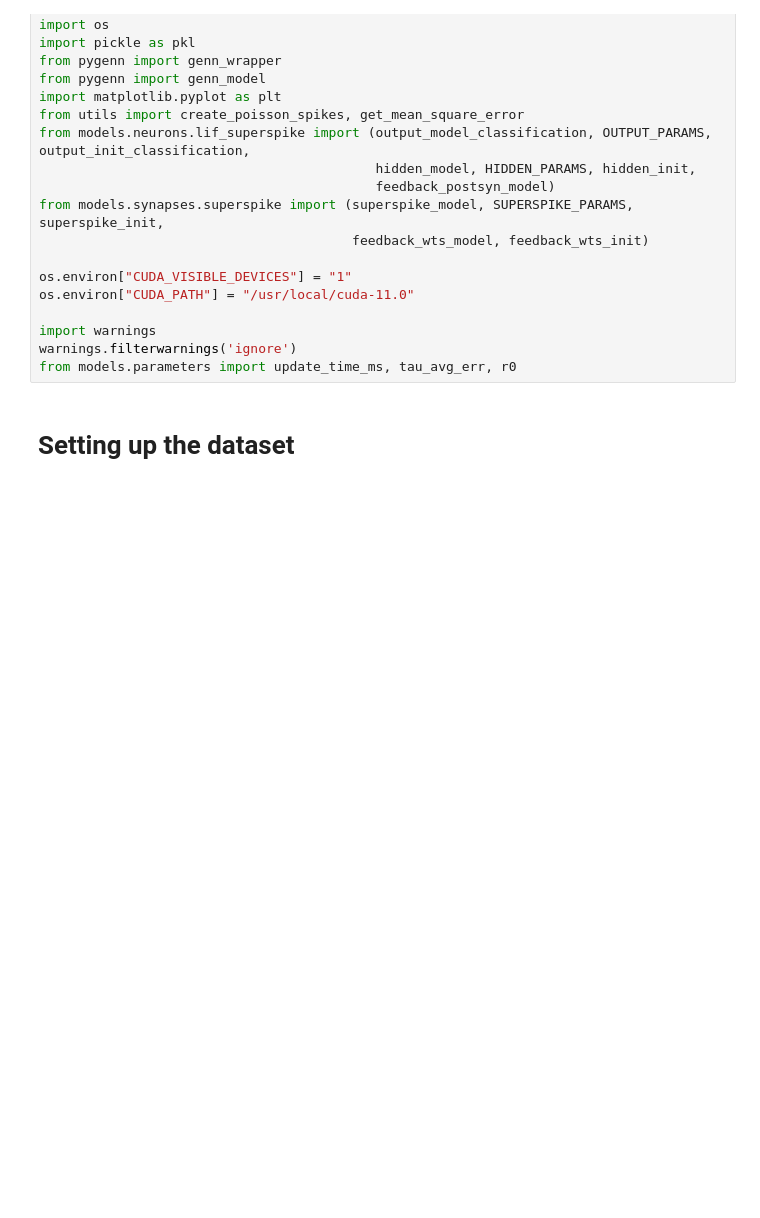
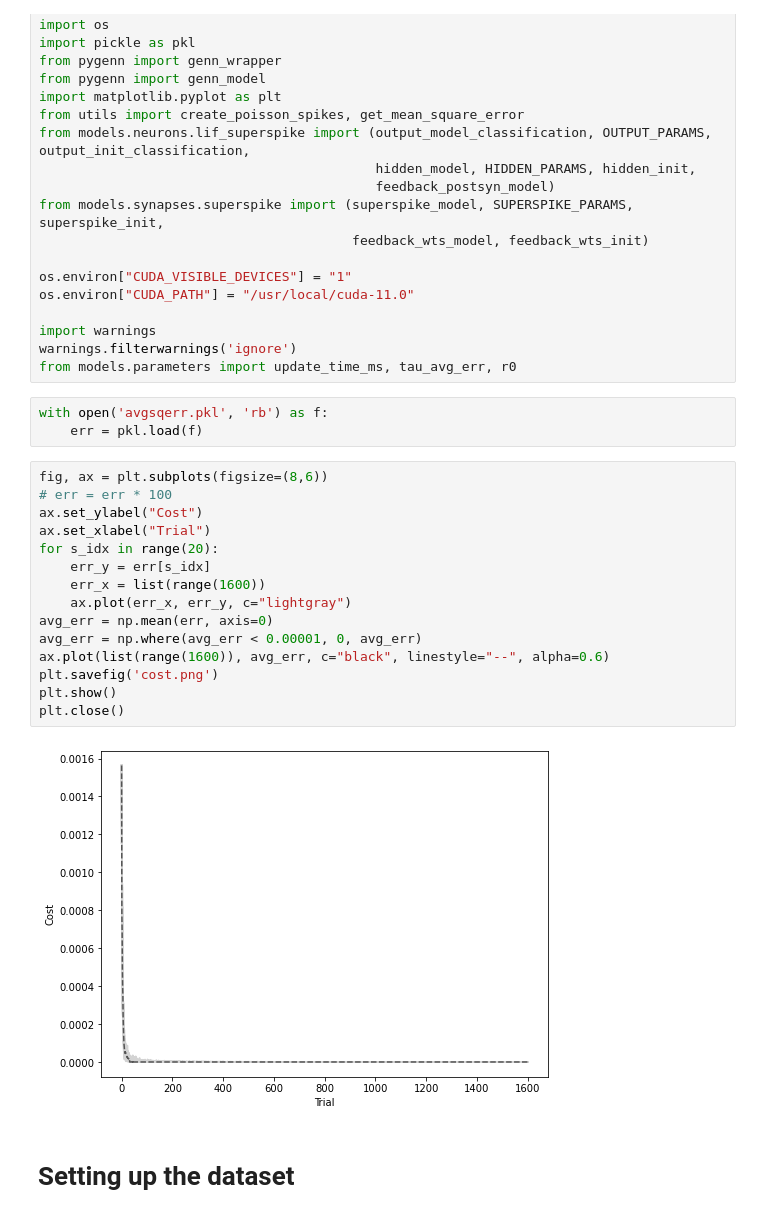
Before and after one commit to agarwalmanvi/gennzoo, a Jupyter notebook: SuperSpike + MNIST.ipynb, the cells around one changed output. Saved outputs shown, nothing was run; the diff lists cells and outputs as text; blank space fills up the shorter version.

```diff
--- a/SuperSpike + MNIST.ipynb
+++ b/SuperSpike + MNIST.ipynb
@@ -22,6 +22,26 @@ os.environ["CUDA_PATH"] = "/usr/local/cuda-11.0"
 import warnings
 warnings.filterwarnings('ignore')
 from models.parameters import update_time_ms, tau_avg_err, r0
+# %%
+with open('avgsqerr.pkl', 'rb') as f:
+    err = pkl.load(f)
+# %%
+fig, ax = plt.subplots(figsize=(8,6))
+# err = err * 100
+ax.set_ylabel("Cost")
+ax.set_xlabel("Trial")
+for s_idx in range(20):
+    err_y = err[s_idx]
+    err_x = list(range(1600))
+    ax.plot(err_x, err_y, c="lightgray")
+avg_err = np.mean(err, axis=0)
+avg_err = np.where(avg_err < 0.00001, 0, avg_err)
+ax.plot(list(range(1600)), avg_err, c="black", linestyle="--", alpha=0.6)
+plt.savefig('cost.png')
+plt.show()
+plt.close()
+# %% [output]
+[figure, added]
 # %% [markdown]
 # Setting up the dataset
 # %% [markdown]
```
Also changed, not shown: 4 other files.
